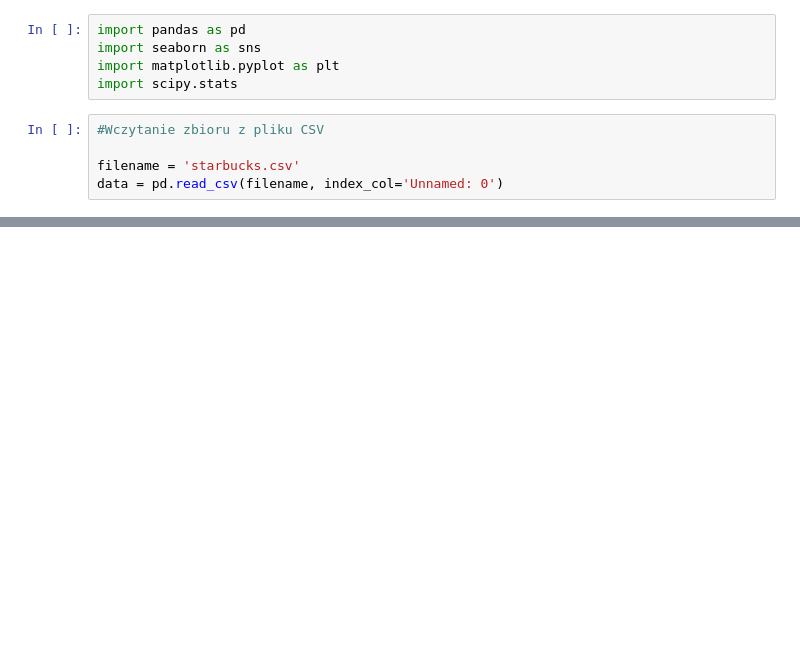
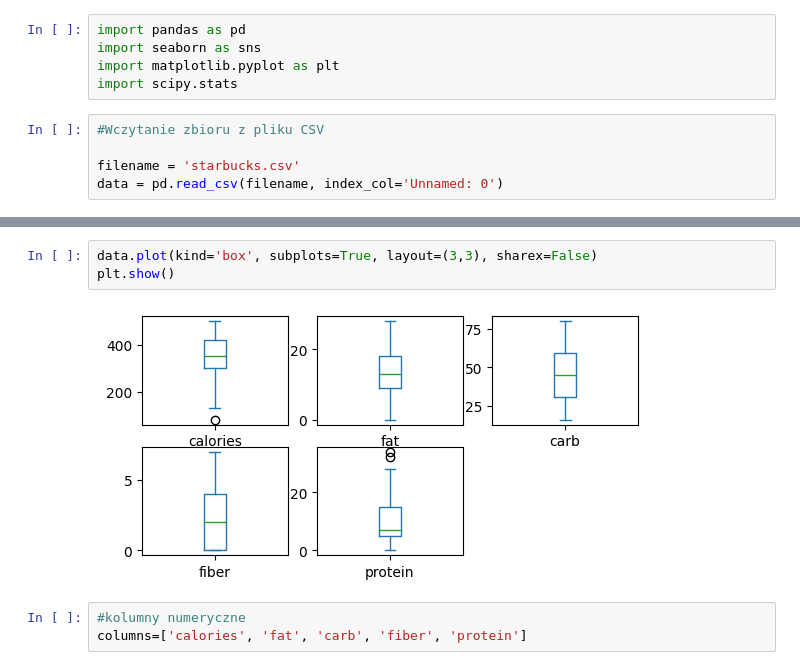
Before and after one commit to magda9906/starbucks_nutrition, a Jupyter notebook: analiza_wstepna.ipynb, the cells around one changed output, grey strips where cells are left out. Saved outputs shown, nothing was run; the diff lists cells and outputs as text; blank space fills up the shorter version.

```diff
--- a/analiza_wstepna.ipynb
+++ b/analiza_wstepna.ipynb
@@ -20,0 +57,8 @@ Lista zmiennych dostępnych w zbiorze: ['item', 'calories', 'fat', 'carb', 'fibe
+# %%
+data.plot(kind='box', subplots=True, layout=(3,3), sharex=False)
+plt.show()
+# %% [output]
+[figure, added]
+# %%
+#kolumny numeryczne
+columns=['calories', 'fat', 'carb', 'fiber', 'protein']
```
Also changed, not shown: parts of 25 cells of this notebook.
